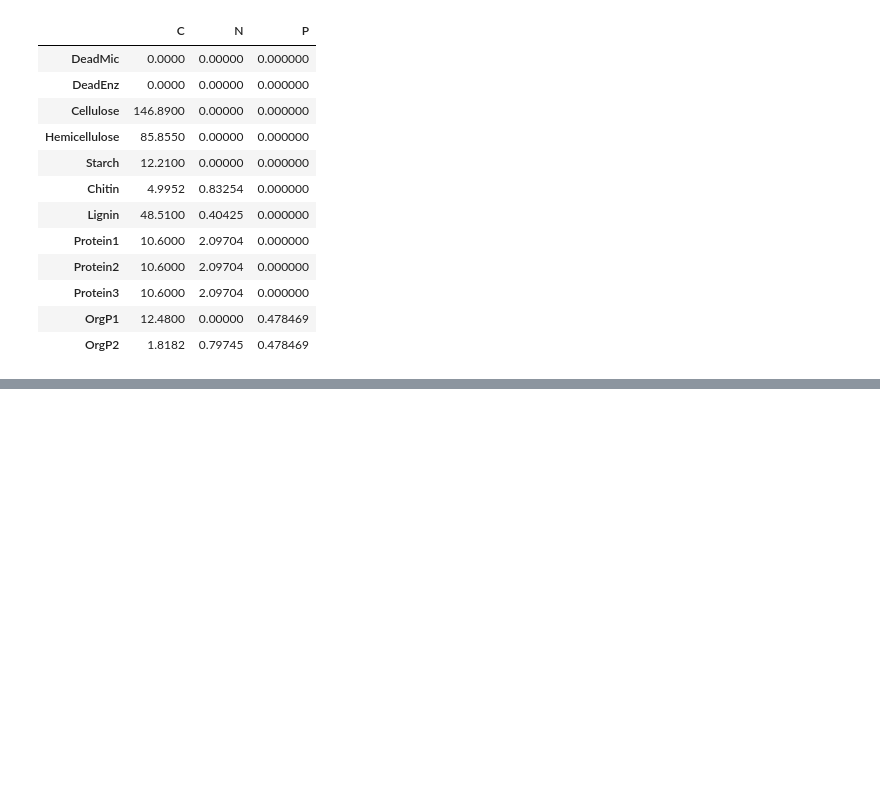
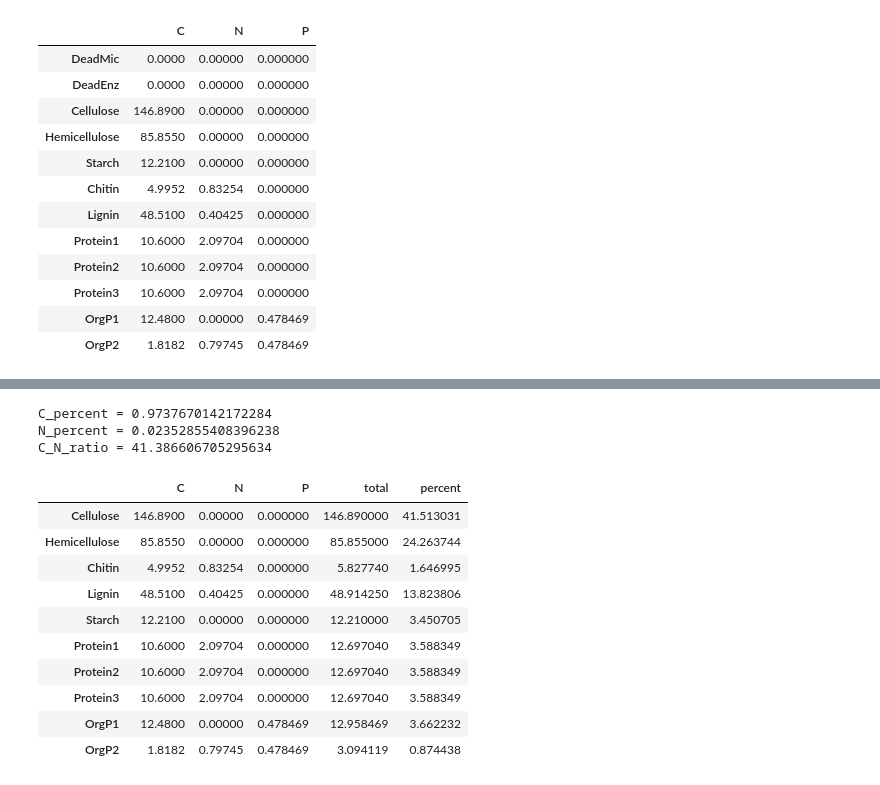
Before and after one commit to bioatmosphere/microbiome-climate-gradient, a Jupyter notebook: inputs/site_information/litter_chemistry.ipynb, the cells around one changed output, grey strips where cells are left out. Drawn from its saved outputs; the diff is of its cells as text; code cells hidden in the pictures; blank space fills up the shorter version.

```diff
--- a/inputs/site_information/litter_chemistry.ipynb
+++ b/inputs/site_information/litter_chemistry.ipynb
@@ -34,3 +34,6 @@ grassland
 | Protein3 | 10.6000 | 2.09704 | 0.000000 |
 | OrgP1 | 12.4800 | 0.00000 | 0.478469 |
 | OrgP2 | 1.8182 | 0.79745 | 0.478469 |
+# %%
+grassland = grassland.iloc[2:,:]
+grassland
@@ -36,0 +52,5 @@ grassland
+# %%
+new_index = ['Cellulose', 'Hemicellulose', 'Chitin', 'Lignin', 'Starch','Protein1','Protein2', 'Protein3', 'OrgP1', 'OrgP2']
+# %%
+grassland = grassland.loc[new_index,:]
+grassland
@@ -36,0 +69,28 @@ grassland
+# %%
+C_percent = sum(grassland['C'])/grassland.sum().sum()
+N_percent = sum(grassland['N'])/grassland.sum().sum()
+C_N_ratio = sum(grassland['C'])/sum(grassland['N'])
+print('C_percent =',C_percent)
+print('N_percent =',N_percent)
+print('C_N_ratio =',C_N_ratio)
+# %% [output]
+C_percent = 0.9737670142172284
+N_percent = 0.02352855408396238
+C_N_ratio = 41.386606705295634
+# %%
+grassland0 = grassland.copy()
+grassland0.loc[:,'total'] = grassland0.sum(axis=1)
+grassland0.loc[:,'percent'] = 100*grassland0['total']/sum(grassland0['total'])
+grassland0
+# %% [output]
+|  | C | N | P | total | percent |
+| Cellulose | 146.8900 | 0.00000 | 0.000000 | 146.890000 | 41.513031 |
+| Hemicellulose | 85.8550 | 0.00000 | 0.000000 | 85.855000 | 24.263744 |
+| Chitin | 4.9952 | 0.83254 | 0.000000 | 5.827740 | 1.646995 |
+| Lignin | 48.5100 | 0.40425 | 0.000000 | 48.914250 | 13.823806 |
+| Starch | 12.2100 | 0.00000 | 0.000000 | 12.210000 | 3.450705 |
+| Protein1 | 10.6000 | 2.09704 | 0.000000 | 12.697040 | 3.588349 |
+| Protein2 | 10.6000 | 2.09704 | 0.000000 | 12.697040 | 3.588349 |
+| Protein3 | 10.6000 | 2.09704 | 0.000000 | 12.697040 | 3.588349 |
+| OrgP1 | 12.4800 | 0.00000 | 0.478469 | 12.958469 | 3.662232 |
+| OrgP2 | 1.8182 | 0.79745 | 0.478469 | 3.094119 | 0.874438 |
```
Also changed, not shown: parts of 50 cells of this notebook.
